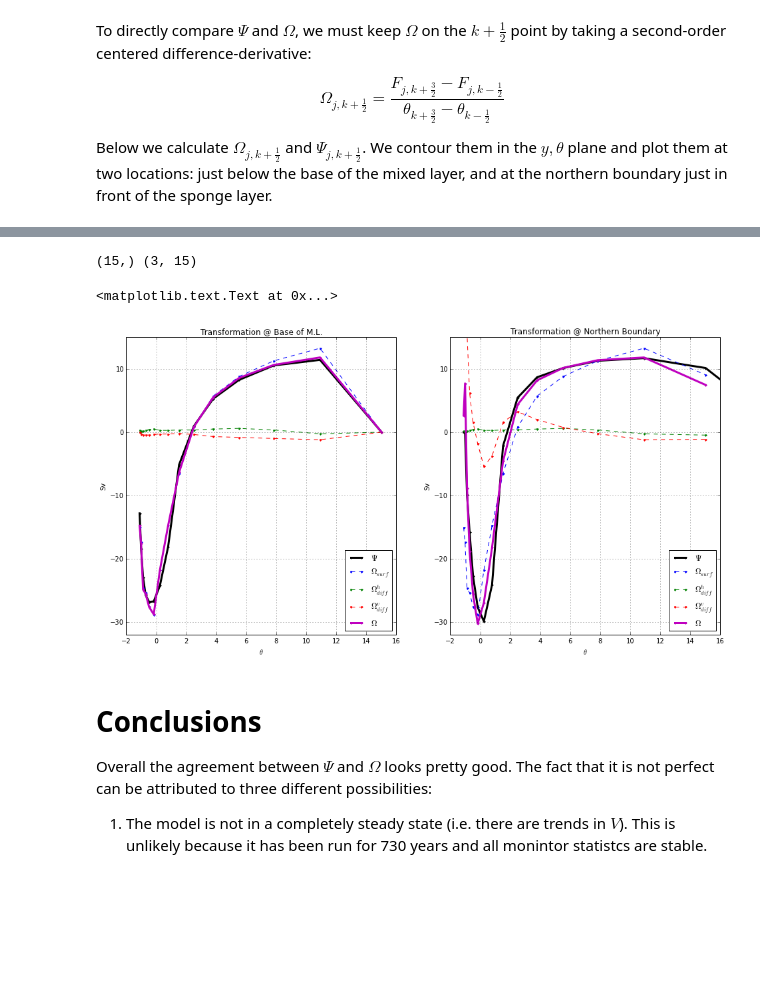
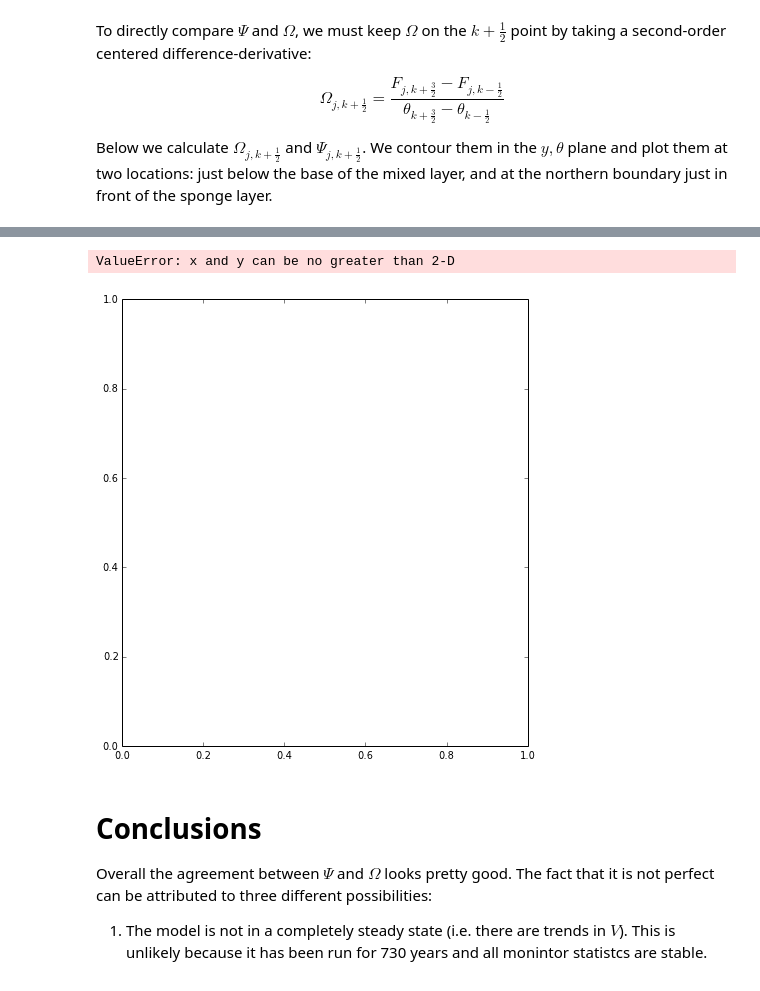
Before and after one commit to dhruvbalwada/watermass, a Jupyter notebook: 2D_channel/view_spinup_simple.ipynb, the cells around one changed output, grey strips where cells are left out. Cells and saved outputs as stored; diff of their text form; code cells hidden in the pictures; blank space fills up the shorter version.

```diff
--- a/2D_channel/view_spinup_simple.ipynb
+++ b/2D_channel/view_spinup_simple.ipynb
@@ -311,24 +328,28 @@ Below we calculate $\Omega_{j,k+\frac{1}{2}}$ and $\Psi_{j,k+\frac{1}{2}}$. We c
 dl = m.rdmds('DiagLAYERS', useMask=False)
 
 from MITgcmutils.mds import rdmds
-Thl = rdmds(m.output_dir + '/layers1TH').squeeze()
+Thl = rdmds(m.output_dir + '/layers1TH')
 #Thl = Tlevs.copy()
 Thc = 0.5*(Thl[1:] + Thl[:-1])
 # volume
-Vol = dl[1].squeeze() * m.rac.squeeze()[newaxis,:]
+Vol = dl[1] * m.rac
 Nl, Ny = len(Thc), m.Ny
 # transport
-VH = dl[0].squeeze() * m.dxg.squeeze()[newaxis,:]
+VH = dl[0] * m.dxg
 # streamfunction, defined on the v, k+1/2 points
 Psi = -cumsum(VH,axis=0)
+print Psi.shape
 
 # diapycnal term
-GH = dl[5:].squeeze() * m.rac[newaxis,newaxis,:,0]
+GH = dl[5:] * m.rac[newaxis,:,:,:]
+print GH.shape
 # formation rate
 F = GH.cumsum(axis=2).cumsum(axis=1)
 # F is defined as the sum up to but excluding the current j index
-F = dstack( [ zeros((3,Nl,1)), F[:,:,:-1] ] )
+F = dstack( [ zeros((3,Nl,1,1)), F[:,:,:-1] ] )
 # fill F in with a zero row
-F = hstack( [ zeros((3,1,Ny)), F ] )
-Om = (F[:,2:] - F[:,:-2]) / (Thl[2:] - Thl[:-2])[newaxis,:,newaxis]
+F = hstack( [ zeros((3,1,Ny,1)), F ] )
+print F.shape
+print Thl.shape
+Om = (F[:,2:] - F[:,:-2]) / (Thl[np.newaxis,2:] - Thl[np.newaxis,:-2])
 # %% [output]
@@ -423,49 +456,48 @@ for j in range(Ny):
             l = find(Thl<=T_bml[j] )
             if len(l) > 0:
                 l_idx[j] = l[-1] - 2
-                Psi_bmlj[j] = Psi[l_idx[j],j]
-                Om_bmlj[:,j] = Om[:,l_idx[j],j]
+                Psi_bmlj[j] = Psi[l_idx[j],j,0]
+                Om_bmlj[:,j] = Om[:,l_idx[j],j,0]
 
 # now invert that to get a function of Theta
 j_bml = ma.masked_array(zeros(Nl, 'i4'),True)
 Psi_bml = ma.masked_array(zeros(Nl),True)
 Om_bml = ma.masked_array(zeros((3,Nl)),True)
 for i in range(Nl-1):
     jmax = argmax(l_idx==i)
     j_bml[i] = jmax
     Psi_bml[i] = Psi[i,jmax]
-    Om_bml[:,i] = Om[:,i,jmax]
+    Om_bml[:,i] = Om[:,i,jmax,0]
 
 leg = [r'$\Psi$',r'$\Omega_{surf}$',
        r'$\Omega_{diff}^h$',r'$\Omega_{diff}^v$',
        r'$\Omega$']
 
 figure(figsize=(16,8))
 subplot(121)
-plot( Thl[1:], scalefac*Psi_bml, 'k.-', linewidth=3,)
-plot( Thl[1:], scalefac*Om_bml.T, '.--')
-plot( Thl[1:], scalefac*Om_bml.sum(axis=0), 'm.-', linewidth=3)
+plot( Thl[1:].squeeze(), scalefac*Psi_bml, 'k.-', linewidth=3,)
+plot( Thl[1:].squeeze(), scalefac*Om_bml.T, '.--')
+plot( Thl[1:].squeeze(), scalefac*Om_bml.sum(axis=0), 'm.-', linewidth=3)
 grid()
 legend(leg, loc='lower right')
 xlabel(r'$\theta$'); ylabel('Sv');
 xlim([-2,16]); ylim([-32,15])
 title('Transformation @ Base of M.L.')
 
 subplot(122)
 j = 92
 print Thl[1:-1].shape, Om[:,:,j].shape
-plot( Thl[1:], scalefac*Psi[:,j], 'k.-', linewidth=3)
-plot( Thl[1:-1], scalefac*Om[:,:,j].T, '.--')
-plot( Thl[1:-1], scalefac*Om.sum(axis=0)[:,j], 'm.-', linewidth=3)
+plot( Thl[1:].squeeze(), scalefac*Psi[:,j], 'k.-', linewidth=3)
+plot( Thl[1:-1].squeeze(), scalefac*Om[:,:,j].T, '.--')
+plot( Thl[1:-1].squeeze(), scalefac*Om.sum(axis=0)[:,j], 'm.-', linewidth=3)
 grid()
 legend(leg, loc='lower right')
 xlabel(r'$\theta$'); ylabel('Sv');
 xlim([-2,16]); ylim([-32,15])
 title('Transformation @ Northern Boundary')
 # %% [output]
-(15,) (3, 15)
+ValueError: x and y can be no greater than 2-D
-<matplotlib.text.Text at 0x...>
-[figure, old version]
+[figure, new version]
 # %% [markdown]
 # Conclusions
 
```
Also changed, not shown: parts of 7 cells of this notebook.
